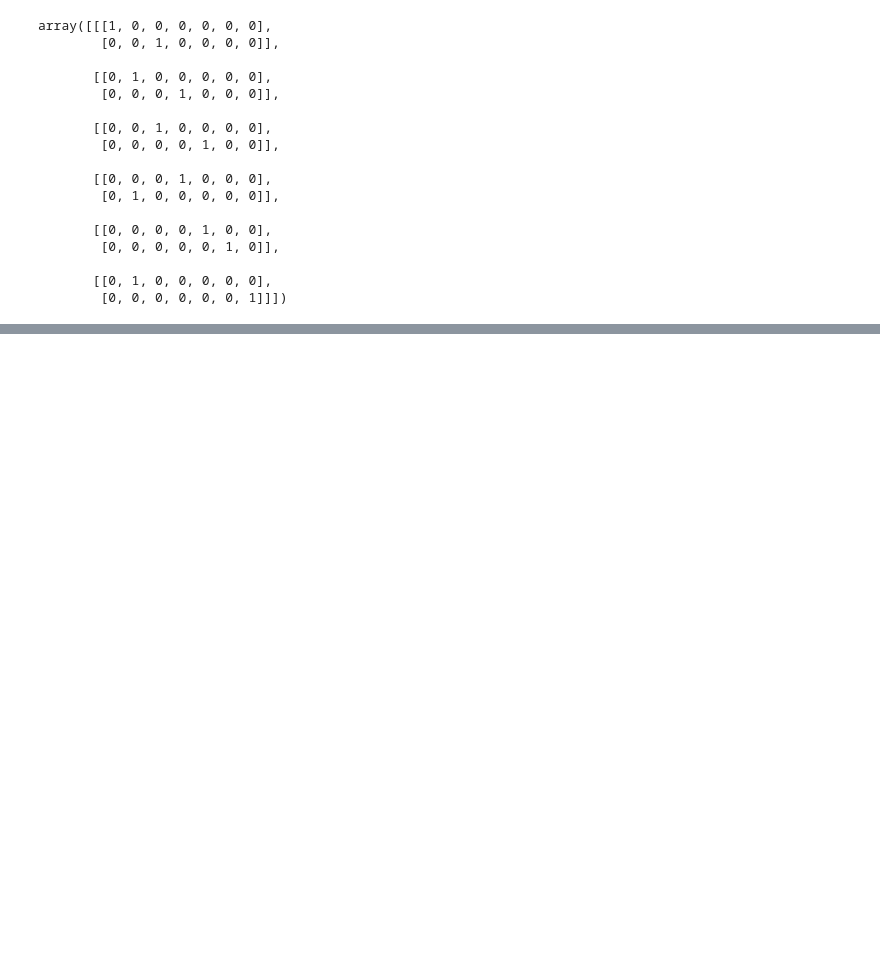
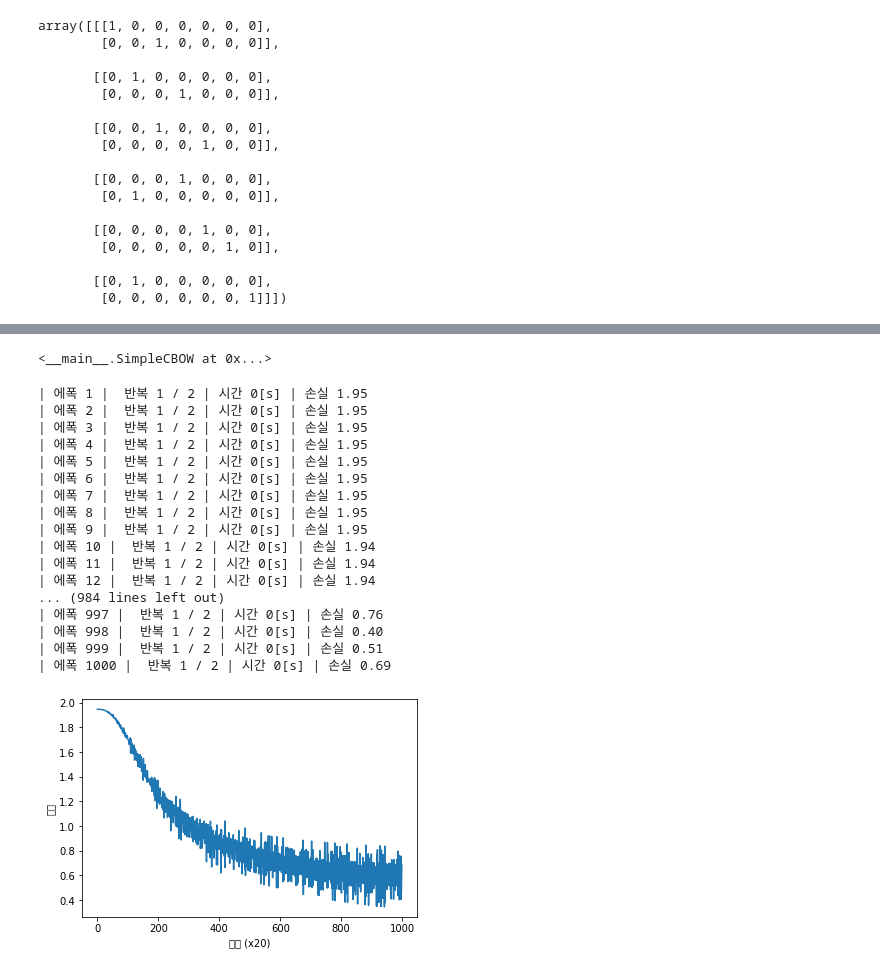
Before and after one commit to superbunny38/DeepLearning, a Jupyter notebook: 2 Chap 3-word2vec.ipynb, the cells around one changed output, grey strips where cells are left out. Drawn from its saved outputs; the diff is of its cells as text; code cells hidden in the pictures; blank space fills up the shorter version.

```diff
--- a/2 Chap 3-word2vec.ipynb
+++ b/2 Chap 3-word2vec.ipynb
@@ -236,0 +364,3 @@ class SimpleCBOW:
+# %%
+contexts = convert_one_hot(contexts, vocab_size)
+contexts
@@ -236,0 +385,32 @@ class SimpleCBOW:
+# %%
+model = SimpleCBOW(vocab_size, hidden_size)
+# %%
+model
+# %% [output]
+<__main__.SimpleCBOW at 0x...>
+# %%
+optimizer = Adam()
+# %%
+trainer = Trainer(model, optimizer)
+# %%
+trainer.fit(contexts, target, max_epoch, batch_size)
+trainer.plot()
+# %% [output]
+| 에폭 1 |  반복 1 / 2 | 시간 0[s] | 손실 1.95
+| 에폭 2 |  반복 1 / 2 | 시간 0[s] | 손실 1.95
+| 에폭 3 |  반복 1 / 2 | 시간 0[s] | 손실 1.95
+| 에폭 4 |  반복 1 / 2 | 시간 0[s] | 손실 1.95
+| 에폭 5 |  반복 1 / 2 | 시간 0[s] | 손실 1.95
+| 에폭 6 |  반복 1 / 2 | 시간 0[s] | 손실 1.95
+| 에폭 7 |  반복 1 / 2 | 시간 0[s] | 손실 1.95
+| 에폭 8 |  반복 1 / 2 | 시간 0[s] | 손실 1.95
+| 에폭 9 |  반복 1 / 2 | 시간 0[s] | 손실 1.95
+| 에폭 10 |  반복 1 / 2 | 시간 0[s] | 손실 1.94
+| 에폭 11 |  반복 1 / 2 | 시간 0[s] | 손실 1.94
+| 에폭 12 |  반복 1 / 2 | 시간 0[s] | 손실 1.94
+... (984 lines left out)
+| 에폭 997 |  반복 1 / 2 | 시간 0[s] | 손실 0.76
+| 에폭 998 |  반복 1 / 2 | 시간 0[s] | 손실 0.40
+| 에폭 999 |  반복 1 / 2 | 시간 0[s] | 손실 0.51
+| 에폭 1000 |  반복 1 / 2 | 시간 0[s] | 손실 0.69
+[figure, added]
```
Also changed, not shown: parts of 19 cells of this notebook.
